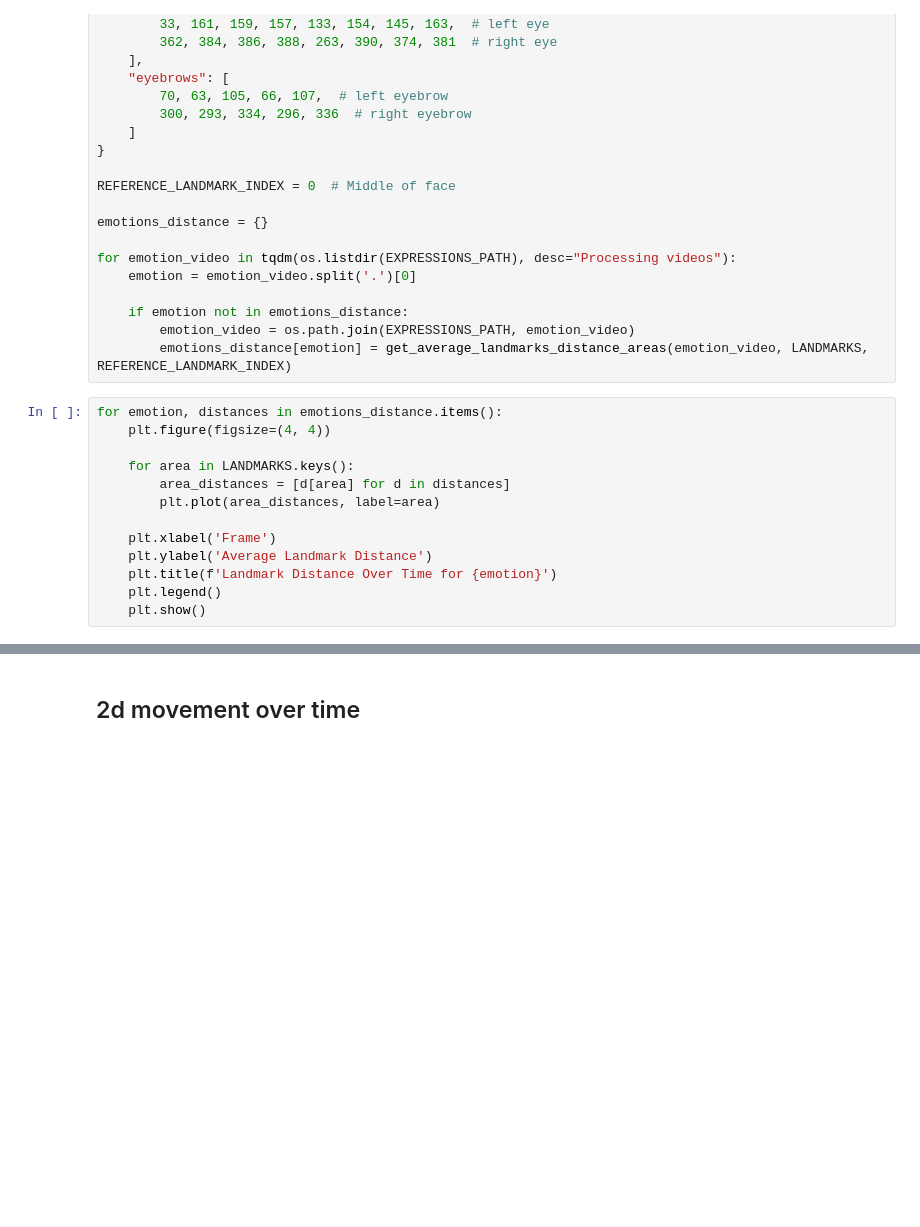
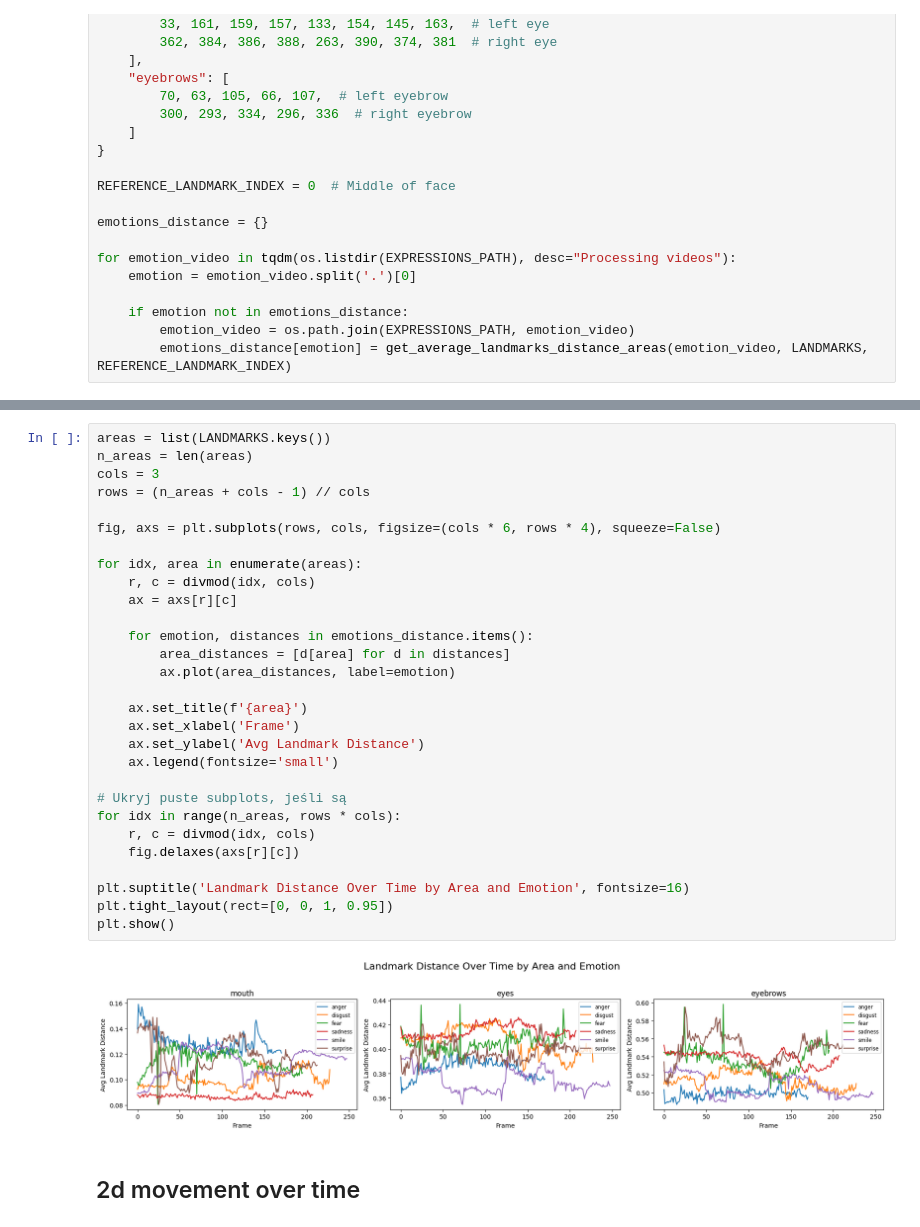
Before and after one commit to Newtoneiro/automatic-lie-detection, a Jupyter notebook: notebooks/sandboxes/face_points_movement/expressions/face_points_movement.ipynb, the cells around one changed output, grey strips where cells are left out. Saved outputs shown, nothing was run; the diff lists cells and outputs as text; blank space fills up the shorter version.

```diff
--- a/notebooks/sandboxes/face_points_movement/expressions/face_points_movement.ipynb
+++ b/notebooks/sandboxes/face_points_movement/expressions/face_points_movement.ipynb
@@ -191,16 +191,3 @@ for emotion_video in tqdm(os.listdir(EXPRESSIONS_PATH), desc="Processing videos"
     if emotion not in emotions_distance:
         emotion_video = os.path.join(EXPRESSIONS_PATH, emotion_video)
         emotions_distance[emotion] = get_average_landmarks_distance_areas(emotion_video, LANDMARKS, REFERENCE_LANDMARK_INDEX)
-# %%
-for emotion, distances in emotions_distance.items():
-    plt.figure(figsize=(4, 4))
-
-    for area in LANDMARKS.keys():
-        area_distances = [d[area] for d in distances]
-        plt.plot(area_distances, label=area)
-
-    plt.xlabel('Frame')
-    plt.ylabel('Average Landmark Distance')
-    plt.title(f'Landmark Distance Over Time for {emotion}')
-    plt.legend()
-    plt.show()
@@ -214,3 +194,34 @@ for emotion, distances in emotions_distance.items():
+# %%
+areas = list(LANDMARKS.keys())
+n_areas = len(areas)
+cols = 3
+rows = (n_areas + cols - 1) // cols
+
+fig, axs = plt.subplots(rows, cols, figsize=(cols * 6, rows * 4), squeeze=False)
+
+for idx, area in enumerate(areas):
+    r, c = divmod(idx, cols)
+    ax = axs[r][c]
+
+    for emotion, distances in emotions_distance.items():
+        area_distances = [d[area] for d in distances]
+        ax.plot(area_distances, label=emotion)
+
+    ax.set_title(f'{area}')
+    ax.set_xlabel('Frame')
+    ax.set_ylabel('Avg Landmark Distance')
+    ax.legend(fontsize='small')
+
+# Ukryj puste subplots, jeśli są
+for idx in range(n_areas, rows * cols):
+    r, c = divmod(idx, cols)
+    fig.delaxes(axs[r][c])
+
+plt.suptitle('Landmark Distance Over Time by Area and Emotion', fontsize=16)
+plt.tight_layout(rect=[0, 0, 1, 0.95])
+plt.show()
+# %% [output]
+[figure, added]
 # %% [markdown]
 ## 2d movement over time
 # %%
```
Also changed, not shown: parts of 2 cells of this notebook, 12 other files.
